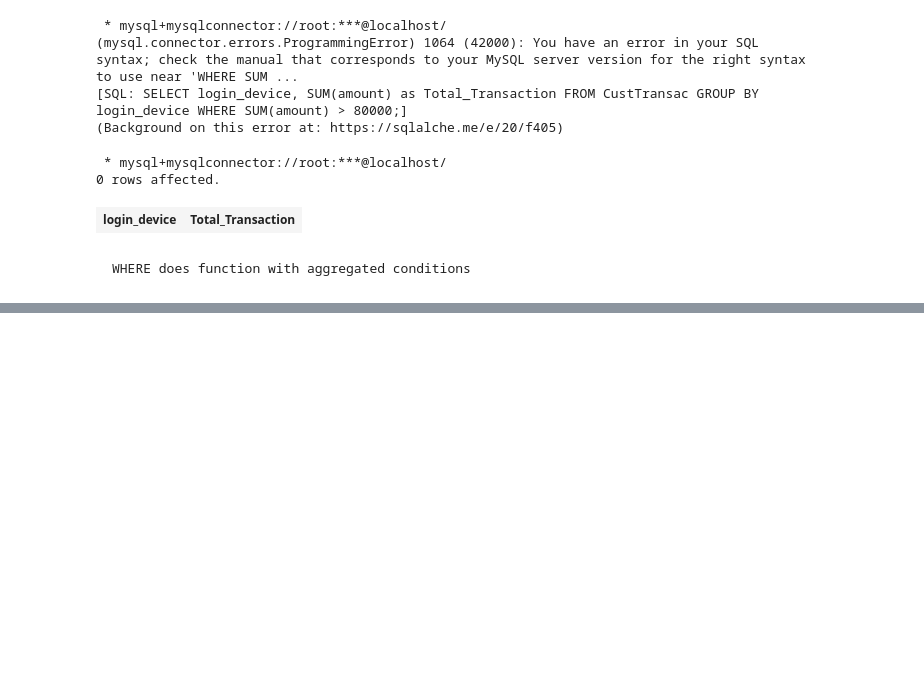
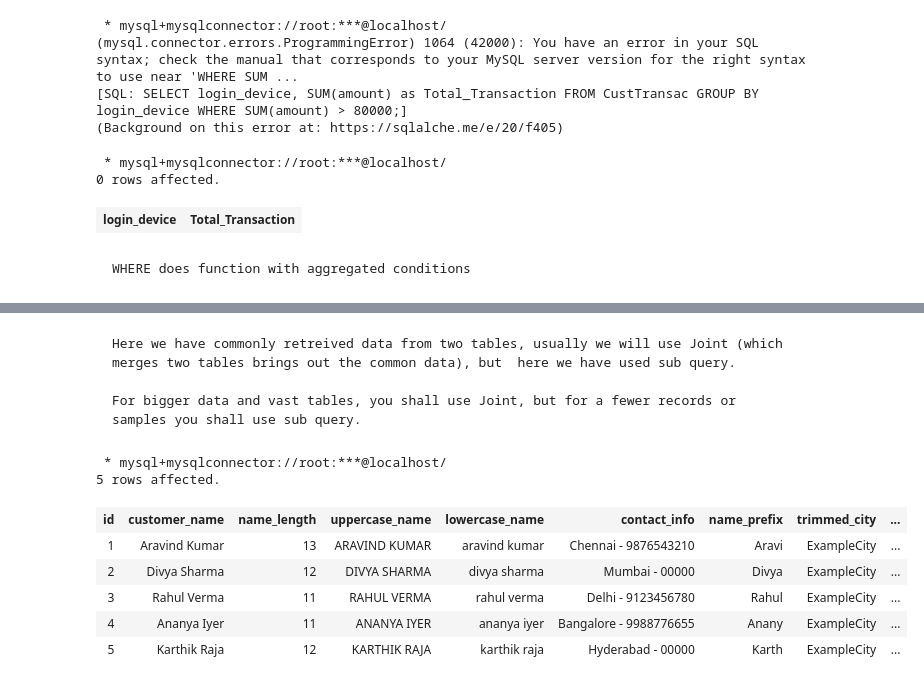
Before and after one commit to LShreeChaithanya/Solid_fundamentals_SQL, a Jupyter notebook: sql_learning.ipynb, the cells around one changed output, grey strips where cells are left out. Saved outputs shown, nothing was run; the diff lists cells and outputs as text; code cells hidden in the pictures; blank space fills up the shorter version.

```diff
--- a/sql_learning.ipynb
+++ b/sql_learning.ipynb
@@ -1495,0 +2149,55 @@ SELECT login_device, SUM(amount) as Total_Transaction FROM CustTransac WHERE amo
+# %% [markdown]
+    Here we have commonly retreived data from two tables, usually we will use Joint (which merges two tables brings out the common data), but  here we have used sub query.
+
+    For bigger data and vast tables, you shall use Joint, but for a fewer records or samples you shall use sub query.
+# %%
+%%sql
+
+SELECT
+    id,
+    customer_name,
+    name_length,
+    uppercase_name,
+    lowercase_name,
+    contact_info,
+    name_prefix,
+    trimmed_city,
+    left_padded_name,
+    right_padded_name,
+    updated_name,
+    position_of_a,
+    first_5_chars,
+    last_5_chars,
+    reversed_name,
+    formatted_number
+FROM (
+
+
+    SELECT
+        id,
+        customer_name,
+        LENGTH(customer_name) AS name_length,
+        UPPER(customer_name) AS uppercase_name,
+        LOWER(customer_name) AS lowercase_name,
+        CONCAT(city, ' - ', COALESCE(phone_number, '00000')) AS contact_info,
+        SUBSTRING(customer_name, 1, 5) AS name_prefix,
+        TRIM('   ExampleCity   ') AS trimmed_city,
+        LPAD(customer_name, 15, '*') AS left_padded_name,
+        RPAD(customer_name, 15, '-') AS right_padded_name,
+        REPLACE(customer_name, ' ', '_') AS updated_name,
+        INSTR(customer_name, 'a') AS position_of_a,
+        LEFT(customer_name, 5) AS first_5_chars,
+        RIGHT(customer_name, 5) AS last_5_chars,
+        REVERSE(customer_name) AS reversed_name,
+        FORMAT(9876543210, 2) AS formatted_number
+    FROM CustomerDetails
+) AS string_handling_results;
+# %% [output]
+ * mysql+mysqlconnector://root:***@localhost/
+5 rows affected.
+| id | customer_name | name_length | uppercase_name | lowercase_name | contact_info | name_prefix | trimmed_city | ... |
+| 1 | Aravind Kumar | 13 | ARAVIND KUMAR | aravind kumar | Chennai - 9876543210 | Aravi | ExampleCity | ... |
+| 2 | Divya Sharma | 12 | DIVYA SHARMA | divya sharma | Mumbai - 00000 | Divya | ExampleCity | ... |
+| 3 | Rahul Verma | 11 | RAHUL VERMA | rahul verma | Delhi - 9123456780 | Rahul | ExampleCity | ... |
+| 4 | Ananya Iyer | 11 | ANANYA IYER | ananya iyer | Bangalore - 9988776655 | Anany | ExampleCity | ... |
+| 5 | Karthik Raja | 12 | KARTHIK RAJA | karthik raja | Hyderabad - 00000 | Karth | ExampleCity | ... |
```
Also changed, not shown: parts of 69 cells of this notebook.
